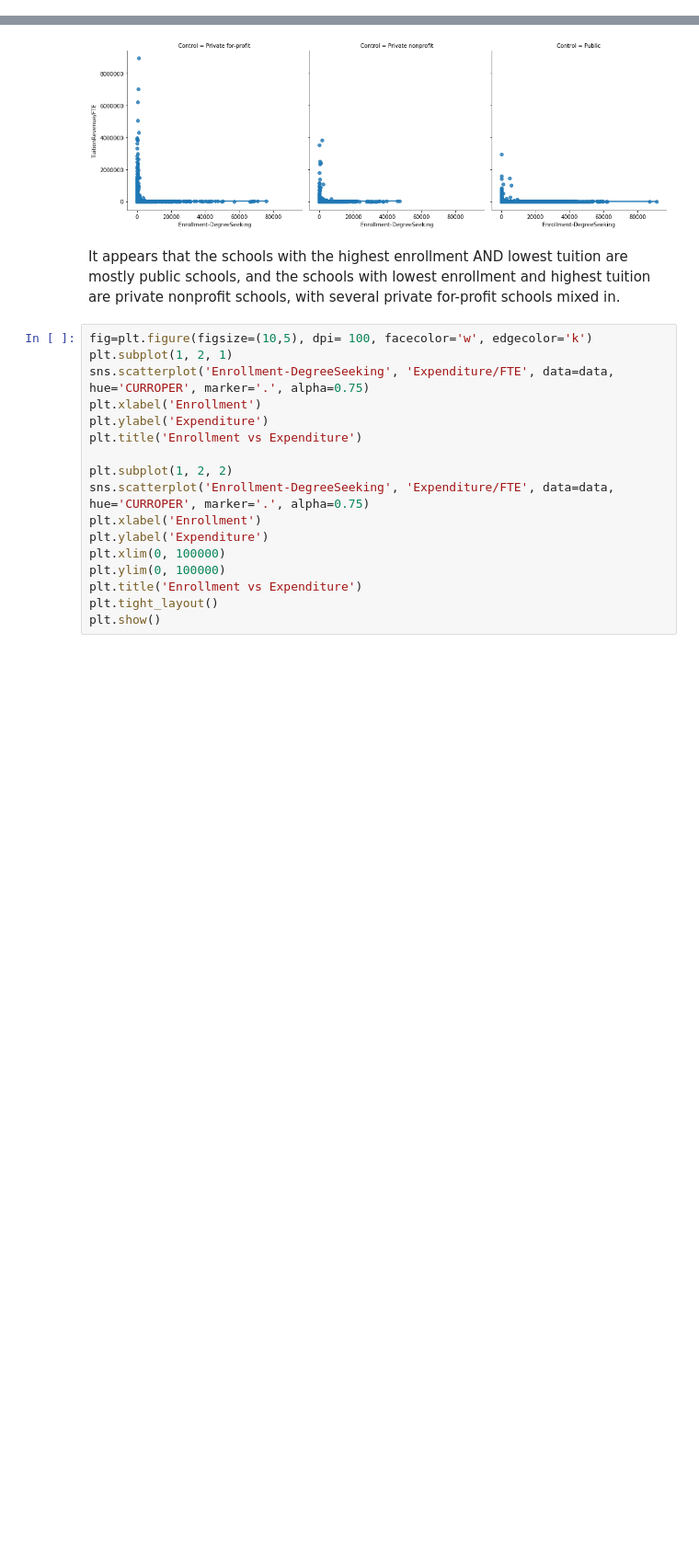
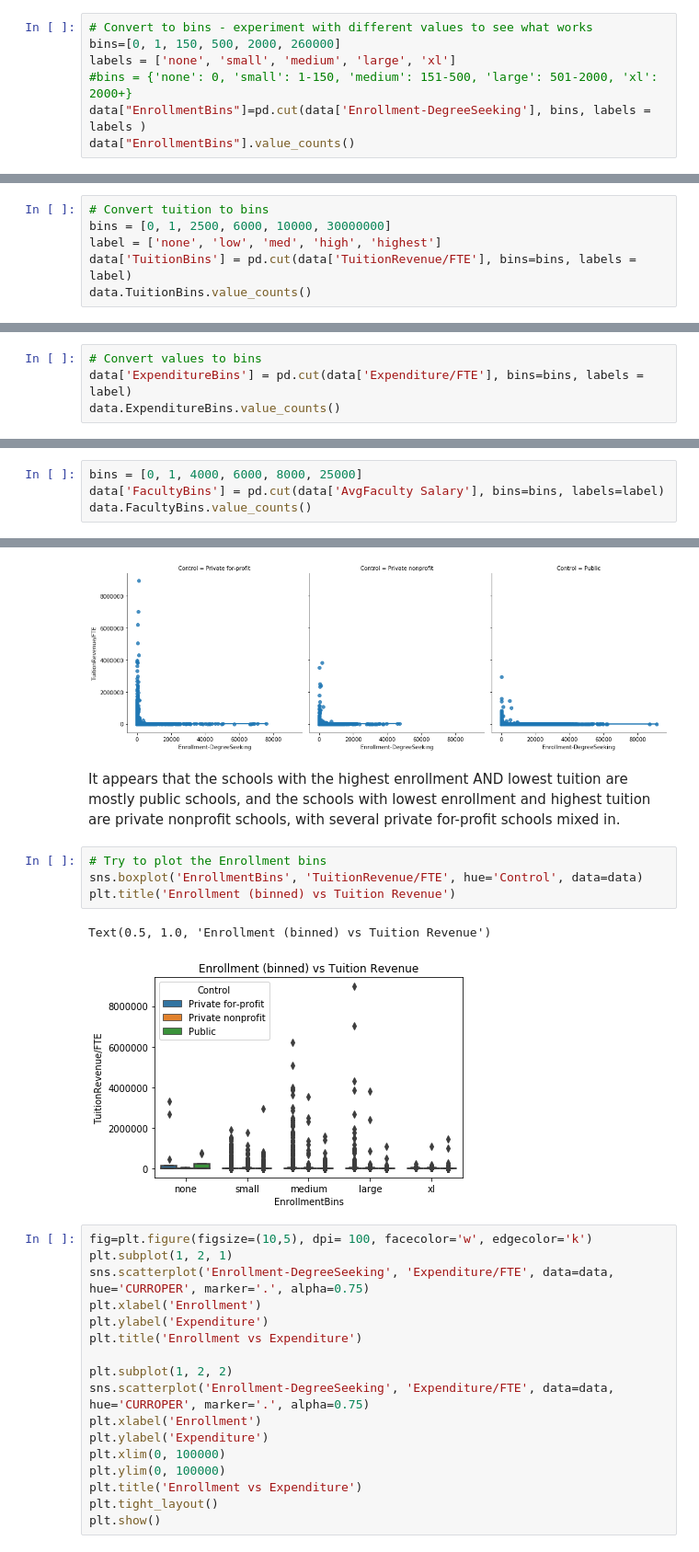
Before and after one commit to kregier/Springboard, a Jupyter notebook: Capstone2/CollegeScorecard-EDA.ipynb, the cells around one changed output, grey strips where cells are left out. Shown at 92% size. Drawn from its saved outputs; the diff is of its cells as text; blank space fills up the shorter version.

Commit message:
Convert several columns to bins

```diff
--- a/Capstone2/CollegeScorecard-EDA.ipynb
+++ b/Capstone2/CollegeScorecard-EDA.ipynb
@@ -513,3 +513,10 @@ plt.xscale('log')
 plt.show()
 # %% [output]
 [figure]
+# %%
+# Convert to bins - experiment with different values to see what works
+bins=[0, 1, 150, 500, 2000, 260000]
+labels = ['none', 'small', 'medium', 'large', 'xl']
+#bins = {'none': 0, 'small': 1-150, 'medium': 151-500, 'large': 501-2000, 'xl': 2000+}
+data["EnrollmentBins"]=pd.cut(data['Enrollment-DegreeSeeking'], bins, labels = labels )
+data["EnrollmentBins"].value_counts()
@@ -561,3 +575,9 @@ high_tuition_school = data['TuitionRevenue/FTE'].max()
 high_tuition = data.loc[data['TuitionRevenue/FTE']==high_tuition_school]
 high_tuition.head()
 data.drop(high_tuition.index, inplace=True)
+# %%
+# Convert tuition to bins
+bins = [0, 1, 2500, 6000, 10000, 30000000]
+label = ['none', 'low', 'med', 'high', 'highest']
+data['TuitionBins'] = pd.cut(data['TuitionRevenue/FTE'], bins=bins, labels = label)
+data.TuitionBins.value_counts()
@@ -628,3 +653,7 @@ data.drop(max_expenditure_school.index, inplace=True)
 I wonder why St. Joseph School of Nursing has such a high Expenditure/FTE. It is certificate granting institution with the highest degree as a certificate. I'm going to drop this school for now.
 
 It will be interesting to see if Tuition/Revenue and Expenditure correlate.
+# %%
+# Convert values to bins
+data['ExpenditureBins'] = pd.cut(data['Expenditure/FTE'], bins=bins, labels = label)
+data.ExpenditureBins.value_counts()
@@ -668,3 +704,7 @@ plt.show()
 Given the wide distribution of these values, it might be worth putting them into bins.
 
 It will be interesting to see how faculty salary varies by school type, size, and tuition revenue.
+# %%
+bins = [0, 1, 4000, 6000, 8000, 25000]
+data['FacultyBins'] = pd.cut(data['AvgFaculty Salary'], bins=bins, labels=label)
+data.FacultyBins.value_counts()
@@ -1197,6 +1254,13 @@ sns.lmplot( x='Enrollment-DegreeSeeking', y='TuitionRevenue/FTE', data=data , co
 [figure]
 # %% [markdown]
 It appears that the schools with the highest enrollment AND lowest tuition are mostly public schools, and the schools with lowest enrollment and  highest tuition are private nonprofit schools, with several private for-profit schools mixed in.
+# %%
+# Try to plot the Enrollment bins
+sns.boxplot('EnrollmentBins', 'TuitionRevenue/FTE', hue='Control', data=data)
+plt.title('Enrollment (binned) vs Tuition Revenue')
+# %% [output]
+Text(0.5, 1.0, 'Enrollment (binned) vs Tuition Revenue')
+[figure, added]
 # %%
 fig=plt.figure(figsize=(10,5), dpi= 100, facecolor='w', edgecolor='k')
 plt.subplot(1, 2, 1)
```
Also changed, not shown: parts of 23 cells of this notebook.
